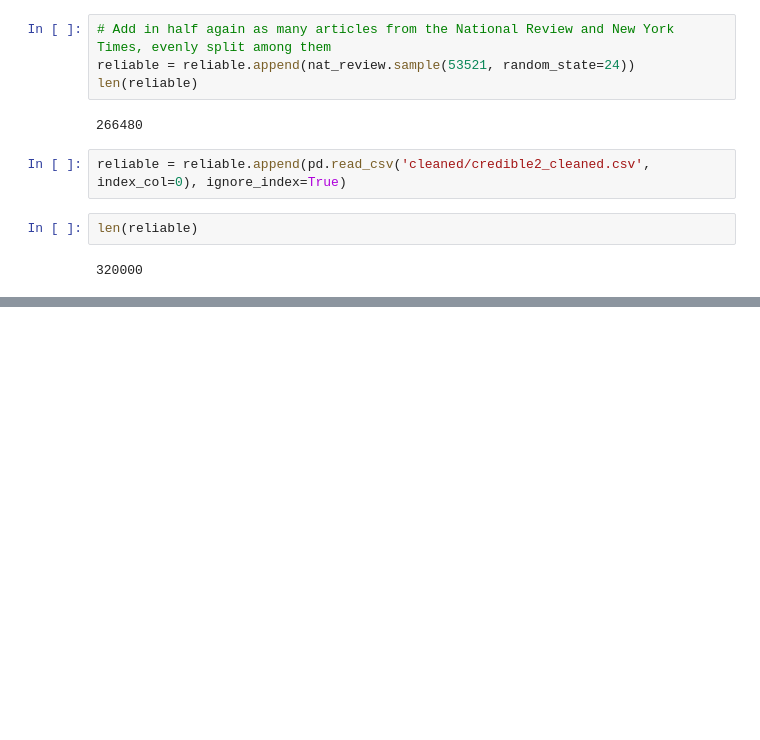
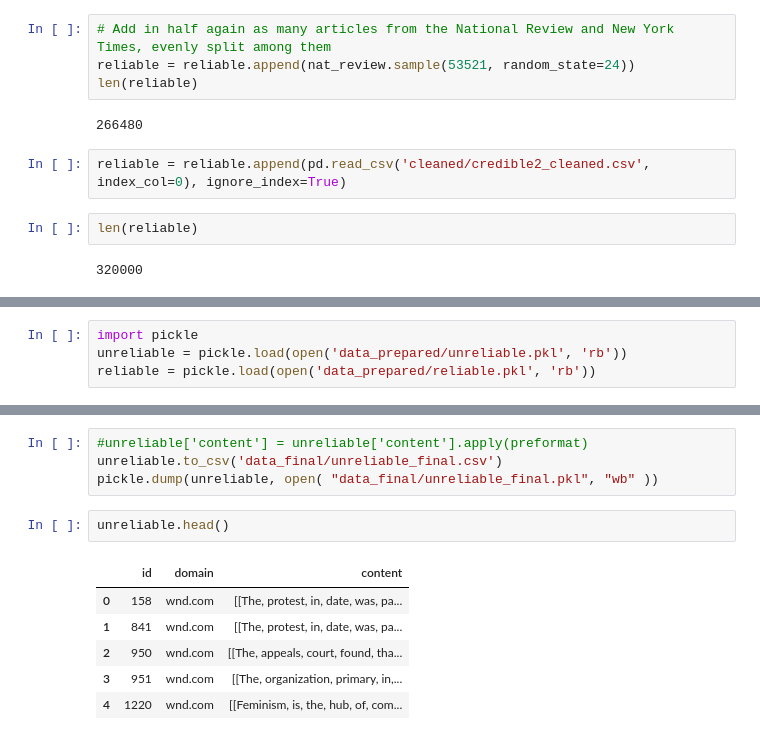
Before and after one commit to vincegiorno/fake_news, a Jupyter notebook: reliable_news.ipynb, the cells around one changed output, grey strips where cells are left out. Saved outputs shown, nothing was run; the diff lists cells and outputs as text; blank space fills up the shorter version.

Commit message:
Pre-process cleaned and selected data into lists of lists of words for less computationally intensive training

```diff
--- a/reliable_news.ipynb
+++ b/reliable_news.ipynb
@@ -193,0 +194,4 @@ pickle.dump(reliable, open( "data/reliable.pkl", "wb" ))
+# %%
+import pickle
+unreliable = pickle.load(open('data_prepared/unreliable.pkl', 'rb'))
+reliable = pickle.load(open('data_prepared/reliable.pkl', 'rb'))
@@ -193,0 +245,13 @@ pickle.dump(reliable, open( "data/reliable.pkl", "wb" ))
+# %%
+#unreliable['content'] = unreliable['content'].apply(preformat)
+unreliable.to_csv('data_final/unreliable_final.csv')
+pickle.dump(unreliable, open( "data_final/unreliable_final.pkl", "wb" ))
+# %%
+unreliable.head()
+# %% [output]
+|  | id | domain | content |
+| 0 | 158 | wnd.com | [[The, protest, in, date, was, pa... |
+| 1 | 841 | wnd.com | [[The, protest, in, date, was, pa... |
+| 2 | 950 | wnd.com | [[The, appeals, court, found, tha... |
+| 3 | 951 | wnd.com | [[The, organization, primary, in,... |
+| 4 | 1220 | wnd.com | [[Feminism, is, the, hub, of, com... |
```
Also changed, not shown: parts of 9 cells of this notebook.
